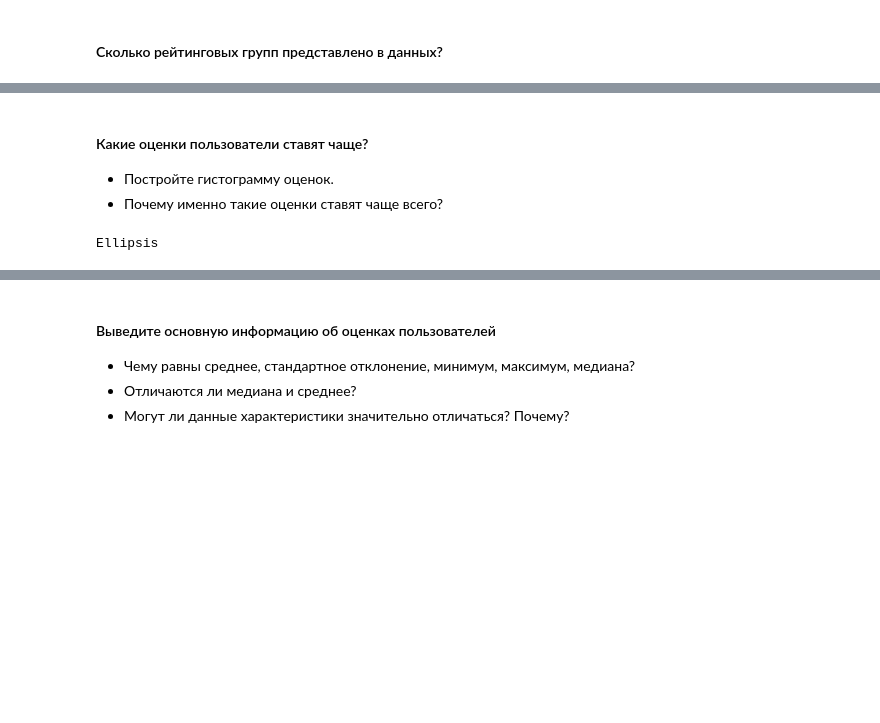
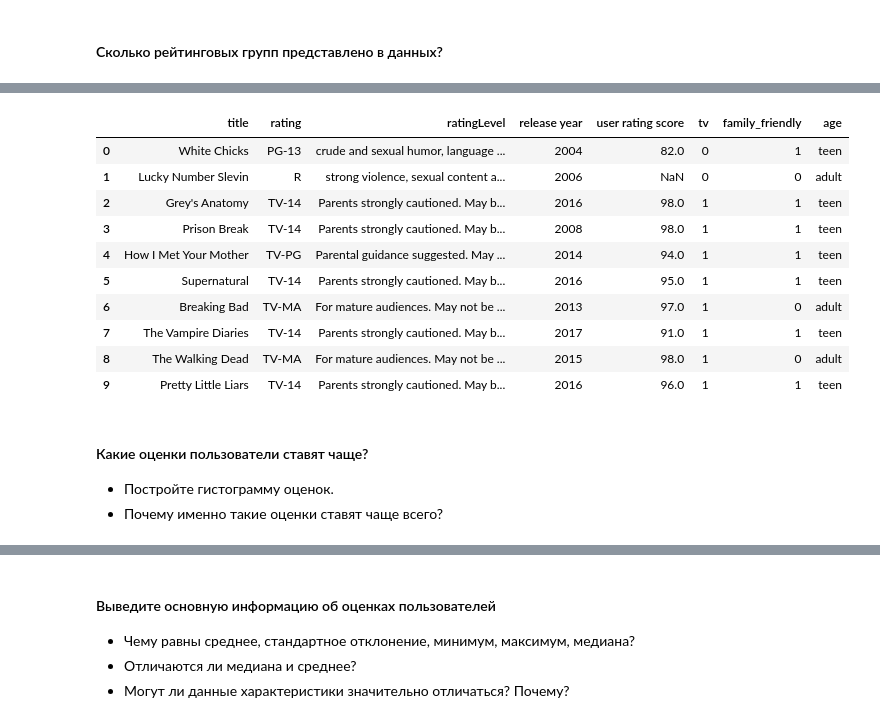
Before and after one commit to tadzhnahal/netflix-shows-eda, a Jupyter notebook: notebooks/Course Project MDS - EDA Netflix_1st_stage.ipynb, the cells around one changed output, grey strips where cells are left out. Drawn from its saved outputs; the diff is of its cells as text; code cells hidden in the pictures; blank space fills up the shorter version.

```diff
--- a/notebooks/Course Project MDS - EDA Netflix_1st_stage.ipynb
+++ b/notebooks/Course Project MDS - EDA Netflix_1st_stage.ipynb
@@ -822,9 +867,26 @@ Ellipsis
+# %%
+data_clean['tv'] = data_clean['rating'].apply(lambda x: 1 if x in ['TV-14', 'TV-PG', 'TV-MA', 'TV-Y','TV-Y7', 'TV-G', 'TV-Y7-FV'] else 0)
+data_clean['family_friendly'] = data_clean['rating'].apply(lambda x: 1 if x in ['TV-Y', 'TV-Y7', 'TV-G', 'TV-Y7-FV','G', 'TV-14', 'TV-PG', 'PG-13', 'PG'] else 0)
+
+data_clean['age'] = data_clean['rating'].apply(lambda x: 'kid' if x in ['TV-Y', 'TV-Y7', 'TV-G', 'TV-Y7-FV','G']
+                                else ('teen' if x in ['TV-14', 'TV-PG', 'PG-13', 'PG']
+                                else 'adult' ))
+
+data_clean.head(10)
+# %% [output]
+|  | title | rating | ratingLevel | release year | user rating score | tv | family_friendly | age |
+| 0 | White Chicks | PG-13 | crude and sexual humor, language ... | 2004 | 82.0 | 0 | 1 | teen |
+| 1 | Lucky Number Slevin | R | strong violence, sexual content a... | 2006 | NaN | 0 | 0 | adult |
+| 2 | Grey's Anatomy | TV-14 | Parents strongly cautioned. May b... | 2016 | 98.0 | 1 | 1 | teen |
+| 3 | Prison Break | TV-14 | Parents strongly cautioned. May b... | 2008 | 98.0 | 1 | 1 | teen |
+| 4 | How I Met Your Mother | TV-PG | Parental guidance suggested. May ... | 2014 | 94.0 | 1 | 1 | teen |
+| 5 | Supernatural | TV-14 | Parents strongly cautioned. May b... | 2016 | 95.0 | 1 | 1 | teen |
+| 6 | Breaking Bad | TV-MA | For mature audiences. May not be ... | 2013 | 97.0 | 1 | 0 | adult |
+| 7 | The Vampire Diaries | TV-14 | Parents strongly cautioned. May b... | 2017 | 91.0 | 1 | 1 | teen |
+| 8 | The Walking Dead | TV-MA | For mature audiences. May not be ... | 2015 | 98.0 | 1 | 0 | adult |
+| 9 | Pretty Little Liars | TV-14 | Parents strongly cautioned. May b... | 2016 | 96.0 | 1 | 1 | teen |
 # %% [markdown]
 #### Какие оценки пользователи ставят чаще?
 
 - Постройте гистограмму оценок.
 - Почему именно такие оценки ставят чаще всего?
-# %%
-...
-# %% [output]
-Ellipsis
```
Also changed, not shown: parts of 55 cells of this notebook.
